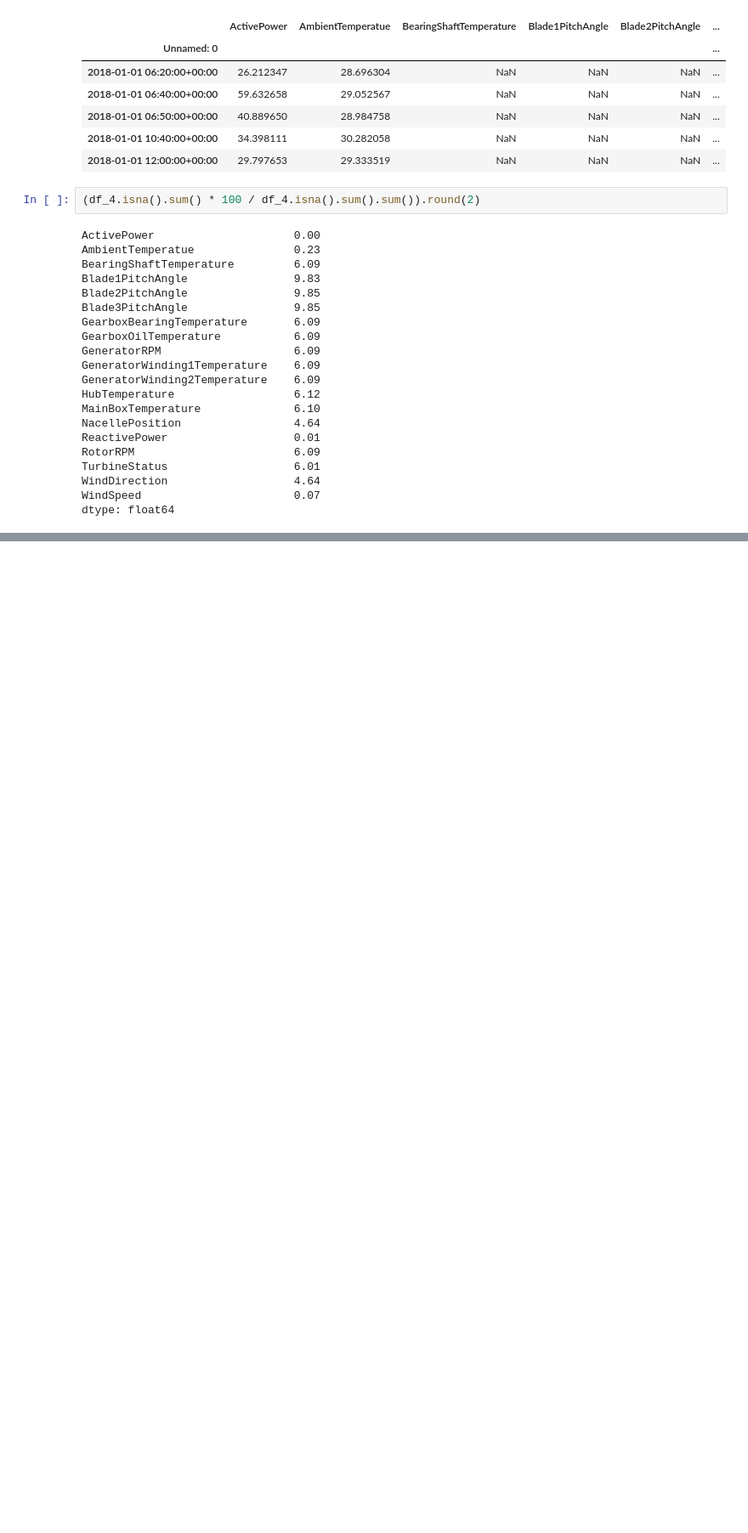
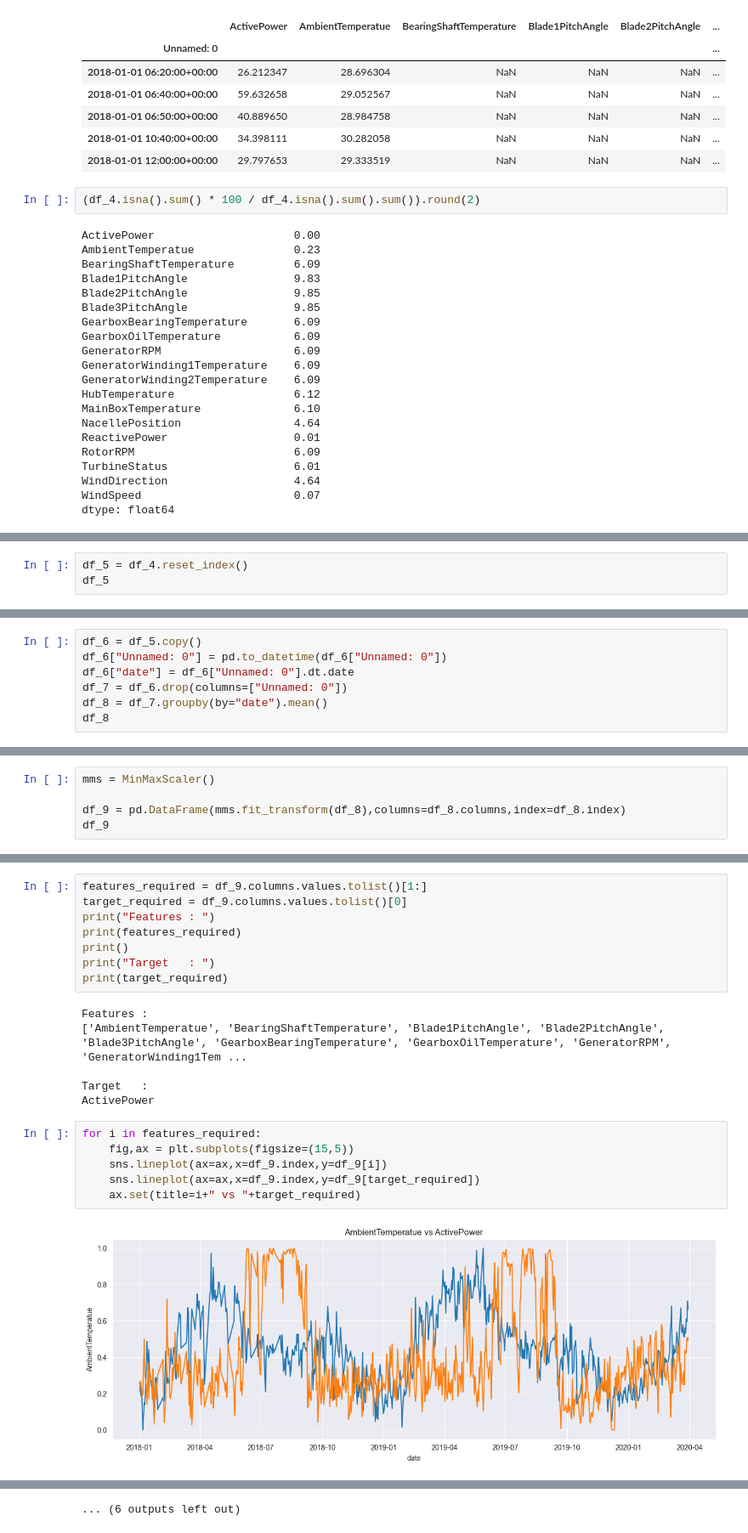
Before and after one commit to amith-vardhan99/udemy, a Jupyter notebook: Prediction of Renewable Energy Generation/ML_Model/XGB_energy.ipynb, the cells around one changed output, grey strips where cells are left out. Shown at 85% size. Cells and saved outputs as stored; diff of their text form; blank space fills up the shorter version.

```diff
--- a/Prediction of Renewable Energy Generation/ML_Model/XGB_energy.ipynb
+++ b/Prediction of Renewable Energy Generation/ML_Model/XGB_energy.ipynb
@@ -163,0 +147,3 @@ sns.lineplot(x=input_features.index,y=input_features["AmbientTemperatue"])
+# %%
+df_5 = df_4.reset_index()
+df_5
@@ -163,0 +164,7 @@ sns.lineplot(x=input_features.index,y=input_features["AmbientTemperatue"])
+# %%
+df_6 = df_5.copy()
+df_6["Unnamed: 0"] = pd.to_datetime(df_6["Unnamed: 0"])
+df_6["date"] = df_6["Unnamed: 0"].dt.date
+df_7 = df_6.drop(columns=["Unnamed: 0"])
+df_8 = df_7.groupby(by="date").mean()
+df_8
@@ -163,0 +186,5 @@ sns.lineplot(x=input_features.index,y=input_features["AmbientTemperatue"])
+# %%
+mms = MinMaxScaler()
+
+df_9 = pd.DataFrame(mms.fit_transform(df_8),columns=df_8.columns,index=df_8.index)
+df_9
@@ -163,0 +206,22 @@ sns.lineplot(x=input_features.index,y=input_features["AmbientTemperatue"])
+# %%
+features_required = df_9.columns.values.tolist()[1:]
+target_required = df_9.columns.values.tolist()[0]
+print("Features : ")
+print(features_required)
+print()
+print("Target   : ")
+print(target_required)
+# %% [output]
+Features :
+['AmbientTemperatue', 'BearingShaftTemperature', 'Blade1PitchAngle', 'Blade2PitchAngle', 'Blade3PitchAngle', 'GearboxBearingTemperature', 'GearboxOilTemperature', 'GeneratorRPM', 'GeneratorWinding1Tem ...
+
+Target   :
+ActivePower
+# %%
+for i in features_required:
+    fig,ax = plt.subplots(figsize=(15,5))
+    sns.lineplot(ax=ax,x=df_9.index,y=df_9[i])
+    sns.lineplot(ax=ax,x=df_9.index,y=df_9[target_required])
+    ax.set(title=i+" vs "+target_required)
+# %% [output]
+[figure, added]
@@ -163,0 +239 @@ sns.lineplot(x=input_features.index,y=input_features["AmbientTemperatue"])
+... (6 outputs left out)
```
Also changed, not shown: parts of 24 cells of this notebook.
